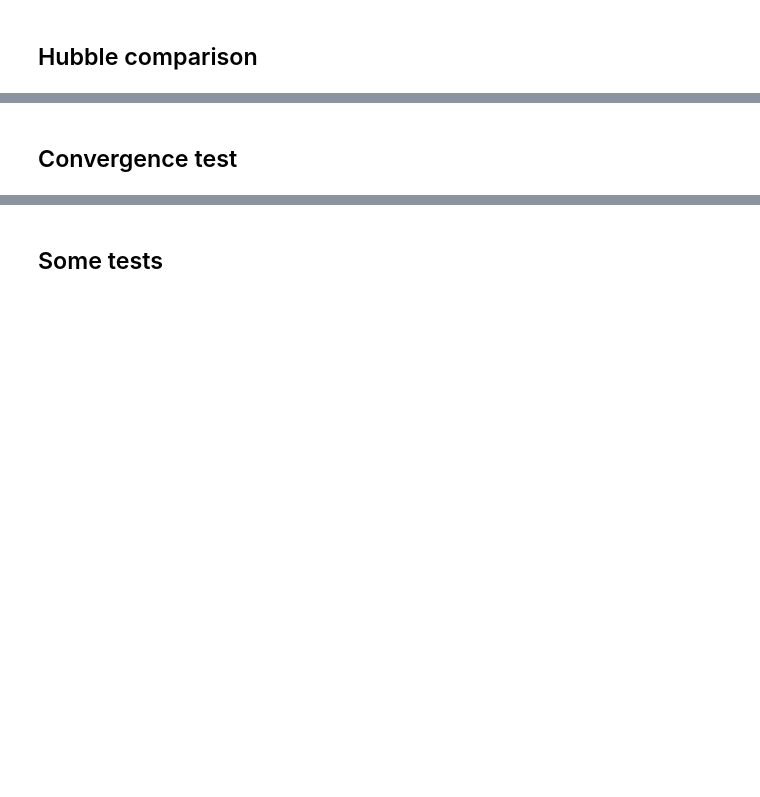
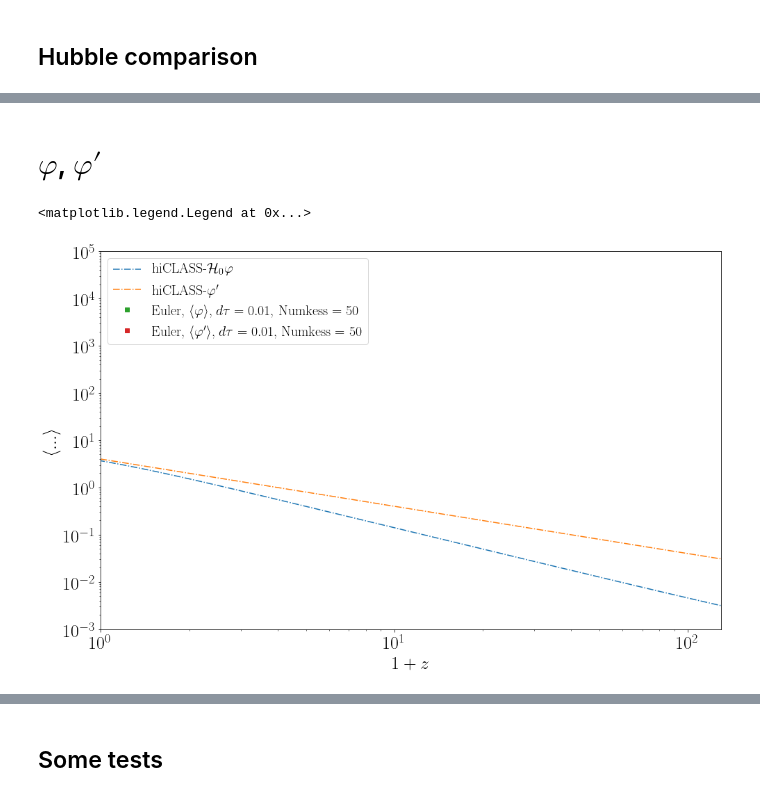
Before and after one commit to FarbodHassani/k-evolution_devel, a Jupyter notebook: Notebooks/kevolution_vs_hiclass.ipynb, the cells around one changed output, grey strips where cells are left out. Drawn from its saved outputs; the diff is of its cells as text; code cells hidden in the pictures; blank space fills up the shorter version.

```diff
--- a/Notebooks/kevolution_vs_hiclass.ipynb
+++ b/Notebooks/kevolution_vs_hiclass.ipynb
@@ -207,2 +106,0 @@ plt.legend(fontsize=20)
-# %% [markdown]
-## Convergence test
@@ -251 +107,69 @@ plt.legend(fontsize=20)
+# %% [markdown]
+# $\varphi$, $\varphi'$
+# %%
+#####################
+phi_smg = interp1d(class_file[:,0], class_file[:,28])
+phi_prime = interp1d(class_file[:,0], class_file[:,29])
+
+H_class = interp1d(class_file[:,0], class_file[:,3])
+cs2 = interp1d(class_file[:,0], class_file[:,26])
+p = interp1d(class_file[:,0], class_file[:,19])
+rho = interp1d(class_file[:,0], class_file[:,18])
+
+rho_cdm = interp1d(class_file[:,0], class_file[:,10])
+rho_b = interp1d(class_file[:,0], class_file[:,9])
+
+rho_crt = interp1d(class_file[:,0], class_file[:,12])
+alpha_k = interp1d(class_file[:,0], class_file[:,22])
+
+phi_gev = interp1d(avg_file1[:,0],avg_file1[:,1])
+phi_prime_gev = interp1d(avg_file1[:,0],avg_file1[:,2])
+
+redshift = interp1d(class_file[:,0], class_file[:,2])
+
+#####################
+plt.figure(figsize=(16,10))
+plt.rc('text', usetex=True)
+font = {'family' : 'normal',
+        'weight' : 'bold',
+        'size'   : text_size}
+plt.rc('font', **font)
+
+
+# plt.plot(1+class_file[:,0],class_file[:,26],"o",label=r"CLASS-$c_s^2$")
+a = 1./(1+class_file[:,0])
+X = class_file[:,29]**2/(2.0 * a**2)
+P =  p(class_file[:,0]);
+dKdX = (rho(class_file[:,0]) + p(class_file[:,0]))/(2.0 * X)
+
+cs2_hiclass = cs2(class_file[:,0]);
+phi_hiclass = phi_smg (class_file[:,0])
+phi_p_hiclass = phi_prime (class_file[:,0])
+
+H0 = H_class(0.0);
+plt.plot(1+class_file[:,0],phi_hiclass*H0,"-.",label=r"hiCLASS-$ \mathcal H_0\varphi$")
+plt.plot(1+class_file[:,0],phi_p_hiclass,"-.",label=r"hiCLASS-$\varphi'$")
+
+
+# plt.plot(1+avg_file1[:,0],np.abs(avg_file1[:,1]),".",label=r"Euler, $\langle \varphi \rangle$, $d\tau = 0.04$, Numkess = 10")
+# plt.plot(1+avg_file1[:,0],np.abs(avg_file1[:,2]),".",label=r"Euler, $\langle \varphi' \rangle$, $d\tau = 0.04$, Numkess = 10")
+
+# plt.plot(1+avg_file2[:,0],np.abs(avg_file2[:,5]),"o",label=r"Euler, $\langle c_s^2 \rangle$, $d\tau = 0.04$, Numkess = 20")
+# plt.plot(1+avg_file3[:,0],np.abs(avg_file3[:,5]),"o",label=r"Leap-frog, $\langle c_s^2 \rangle$, $d\tau = 0.04$, Numkess = 10")
+# plt.plot(1+avg_file4[:,0],np.abs(avg_file4[:,5]),"o",label=r"Leap-frog, $\langle c_s^2 \rangle$, $d\tau = 0.04$, Numkess = 20")
+plt.plot(1+avg_file_out[:,0],np.abs(avg_file_out[:,1]),"s",label=r"Euler, $\langle \varphi \rangle$, $d\tau = 0.01$, Numkess = 50")
+plt.plot(1+avg_file_out[:,0],np.abs(avg_file_out[:,2]),"s",label=r"Euler, $\langle \varphi' \rangle$, $d\tau = 0.01$, Numkess = 50")
+
+
+
+plt.ylabel(r"$\langle ...\rangle$")
+plt.xlabel(r"$1+z$")
+plt.xlim(1, 130 )
+plt.ylim(1.e-3, 1.e5)
+plt.yscale('log')
+plt.xscale('log')
+plt.legend(fontsize=20)
+# %% [output]
+<matplotlib.legend.Legend at 0x...>
+[figure, added]
 # %% [markdown]
```
Also changed, not shown: parts of 21 cells of this notebook, 6 other files.
